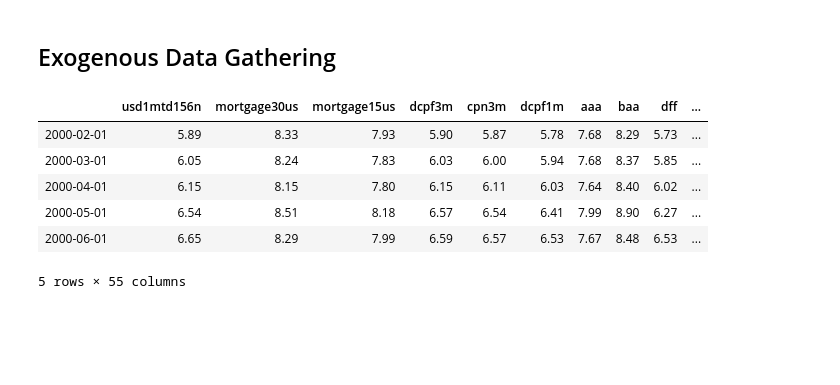
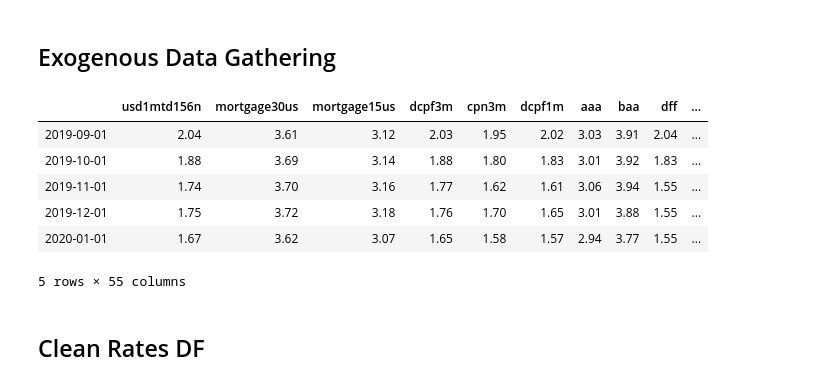
Before and after one commit to andrewcole33/reit_time_series_analysis, a Jupyter notebook: EDA.ipynb, the cells around one changed output. Cells and saved outputs as stored; diff of their text form; code cells hidden in the pictures; blank space fills up the shorter version.

```diff
--- a/EDA.ipynb
+++ b/EDA.ipynb
@@ -49,14 +120,14 @@ usd1mtd156n = round(usd1mtd156n.resample('MS').mean(),2)
 usd1mtd156n = pd.DataFrame(usd1mtd156n, index = usd1mtd156n.index, columns = ['usd1mtd156n'])
 # %%
 # 30 Year Fixed Rate Mortgage (MORTGAGE30US)
-mortgage30us = fred.get_series('mortgage30us', start, end)
+mortgage30us = fred.get_series('MORTGAGE30US', start, end)
 mortgage30us = round(mortgage30us.resample('MS').mean(),2)
-mortgage30us = pd.DataFrame(mortgage30us, index = mortgage30.index, columns = ['mortgage30us'])
+mortgage30us = pd.DataFrame(mortgage30us, index = mortgage30us.index, columns = ['mortgage30us'])
 # %%
 # 15 Year Fixed rate Mortgage (MORTGAGE15US)
 mortgage15us = fred.get_series('MORTGAGE15US', start, end)
 mortgage15us = round(mortgage15us.resample('MS').mean(),2)
-mortgage15us = pd.DataFrame(mortgage15us, index = mortgage15.index, columns = ['mortgage15us'])
+mortgage15us = pd.DataFrame(mortgage15us, index = mortgage15us.index, columns = ['mortgage15us'])
 # %%
 # 3-Month AA Financial Commercial Paper Rate (DCPF3M)
 dcpf3m = fred.get_series('DCPF3M', start, end)
@@ -335,15 +406,17 @@ stlppm = pd.DataFrame(stlppm, index = stlppm.index, columns = ['stlppm'])
 # %%
 rates_list = [usd1mtd156n, mortgage30us, mortgage15us, dcpf3m, cpn3m, dcpf1m, aaa, baa, dff, flexsc, t10y2y, t10y3m, tedrate, t10yff, t5yff, tb6smffm, usd3mtd156n, usd12md156n,
               eur1wkd156n, mprime, tb3ms, tb1yr, dtb6, dgs10, dfii10, dgs3mo, dgs30, dexuseu, dexchus, dexusuk, dexsius, nasdaqcom, willreitind, willlrgcap, willsmlcap, vxdcls,
               stlfsi, nfci, h8b3094ncba, bc0dcbw027nbog, casdcbw027nbog, cildcbw027nbog, dpsdcbw027nbog, rhedcbw027nbog, clsacbw027nbog, dpsacbw027nbog, relacbw027nbog, rheacbw027nbog,
               tlaacbw027nbog, tlbacbw027nbog, totci, usepuindxd, wlemuindxd, emvfincrises, stlppm]
 rates_df = pd.concat(rates_list, axis = 1)
-rates_df.head(5)
+rates_df.tail(5)
 # %% [output]
 |  | usd1mtd156n | mortgage30us | mortgage15us | dcpf3m | cpn3m | dcpf1m | aaa | baa | dff | ... |
-| 2000-02-01 | 5.89 | 8.33 | 7.93 | 5.90 | 5.87 | 5.78 | 7.68 | 8.29 | 5.73 | ... |
-| 2000-03-01 | 6.05 | 8.24 | 7.83 | 6.03 | 6.00 | 5.94 | 7.68 | 8.37 | 5.85 | ... |
-| 2000-04-01 | 6.15 | 8.15 | 7.80 | 6.15 | 6.11 | 6.03 | 7.64 | 8.40 | 6.02 | ... |
-| 2000-05-01 | 6.54 | 8.51 | 8.18 | 6.57 | 6.54 | 6.41 | 7.99 | 8.90 | 6.27 | ... |
-| 2000-06-01 | 6.65 | 8.29 | 7.99 | 6.59 | 6.57 | 6.53 | 7.67 | 8.48 | 6.53 | ... |
+| 2019-09-01 | 2.04 | 3.61 | 3.12 | 2.03 | 1.95 | 2.02 | 3.03 | 3.91 | 2.04 | ... |
+| 2019-10-01 | 1.88 | 3.69 | 3.14 | 1.88 | 1.80 | 1.83 | 3.01 | 3.92 | 1.83 | ... |
+| 2019-11-01 | 1.74 | 3.70 | 3.16 | 1.77 | 1.62 | 1.61 | 3.06 | 3.94 | 1.55 | ... |
+| 2019-12-01 | 1.75 | 3.72 | 3.18 | 1.76 | 1.70 | 1.65 | 3.01 | 3.88 | 1.55 | ... |
+| 2020-01-01 | 1.67 | 3.62 | 3.07 | 1.65 | 1.58 | 1.57 | 2.94 | 3.77 | 1.55 | ... |
 5 rows × 55 columns
+# %% [markdown]
+## Clean Rates DF
```
Also changed, not shown: parts of 20 cells of this notebook, 1 other file.
